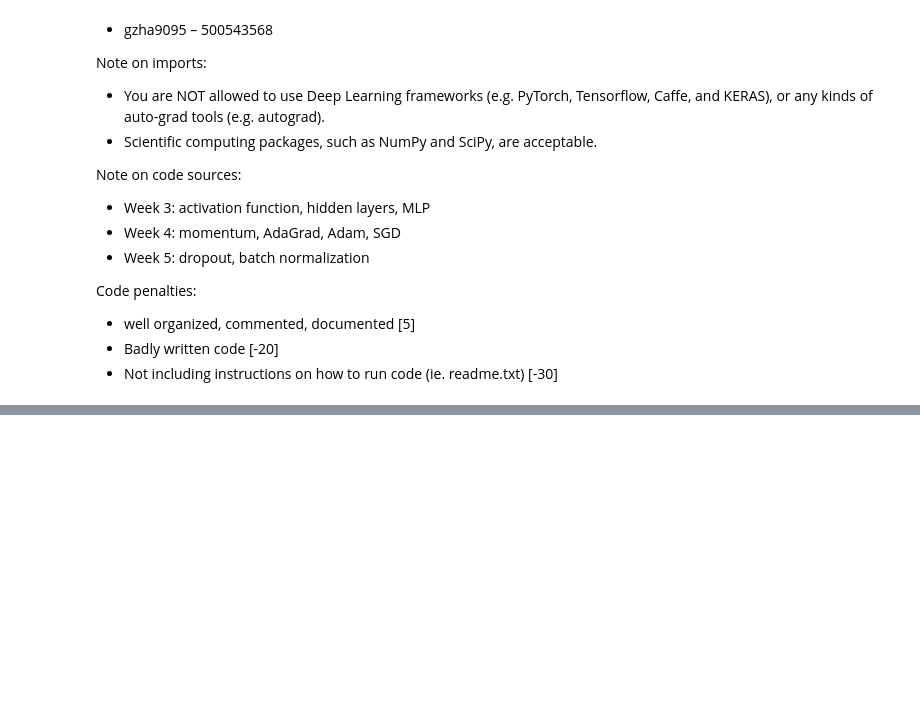
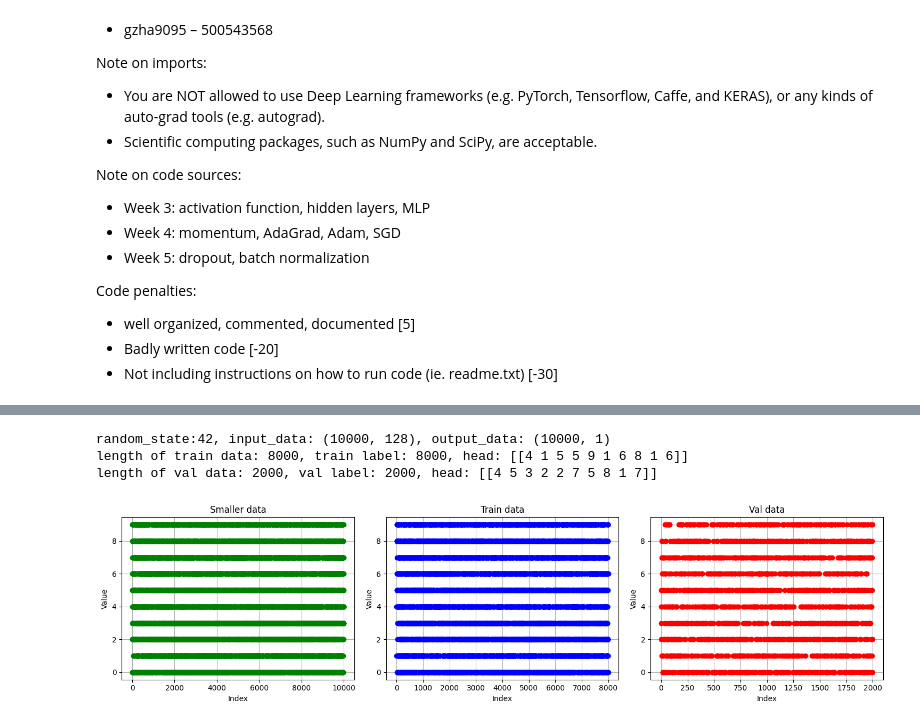
Before and after one commit to vyun8699/COMP4329-Deep-Learning-Assignment-1, a Jupyter notebook: assgmt_1_DL_vincent_early_stopping.ipynb, the cells around one changed output, grey strips where cells are left out. Drawn from its saved outputs; the diff is of its cells as text; code cells hidden in the pictures; blank space fills up the shorter version.

```diff
--- a/assgmt_1_DL_vincent_early_stopping.ipynb
+++ b/assgmt_1_DL_vincent_early_stopping.ipynb
@@ -25,16 +25,16 @@ import matplotlib.pyplot as plt
 import time # to track model speeds
 # %%
 # Data loading
-train_data = np.load('Assignment1-Dataset/train_data.npy')
-train_label = np.load('Assignment1-Dataset/train_label.npy')
-test_data = np.load('Assignment1-Dataset/test_data.npy')
-test_label = np.load('Assignment1-Dataset/test_label.npy')
+original_train_data = np.load('Assignment1-Dataset/train_data.npy')
+original_train_label = np.load('Assignment1-Dataset/train_label.npy')
+original_test_data = np.load('Assignment1-Dataset/test_data.npy')
+original_test_label = np.load('Assignment1-Dataset/test_label.npy')
 
 # set mean to 0 with standard deviation 1
-train_mean = np.mean(train_data)
-train_std = np.std(train_data)
-adj_train_data = (train_data - train_mean) / train_std
-adj_test_data = (test_data - train_mean) / train_std
+train_mean = np.mean(original_train_data)
+train_std = np.std(original_train_data)
+adj_train_data = (original_train_data - train_mean) / train_std
+adj_test_data = (original_test_data - train_mean) / train_std
 # %%
 # data size scaler
 
@@ -157,3 +113,41 @@ length of val data: 2000, val label: 2000, head: [[4 5 3 2 2 7 5 8 1 7]]
+# %%
+#test pre-processing
+data_proportion = .2
+random_state = 42
+input_check, output_check = create_smaller_dataset(adj_train_data, original_train_label, data_proportion, random_state = random_state)
+train_data_check, train_label_check, val_data_check, val_label_check =train_val_split(input_check, output_check, train_proportion = 0.8, random_state = 42)
+
+# Set up the matplotlib figure and axes, one for each bar chart
+fig, axs = plt.subplots(1, 3, figsize=(15, 4))  # 1 row, 2 columns
+
+# Plot for training data
+axs[0].plot(output_check, marker='o', linestyle ='', color = 'green')
+axs[0].set_title('Smaller data')
+axs[0].set_xlabel('Index')
+axs[0].set_ylabel('Value')
+axs[0].grid(True)
+
+# Plot for training data
+axs[1].plot(train_label_check, marker='o', linestyle ='', color = 'blue')
+axs[1].set_title('Train data')
+axs[1].set_xlabel('Index')
+axs[1].set_ylabel('Value')
+axs[1].grid(True)
+
+# Plot for validation data
+axs[2].plot(val_label_check, marker='o', linestyle ='', color = 'red')
+axs[2].set_title('Val data')
+axs[2].set_xlabel('Index')
+axs[2].set_ylabel('Value')
+axs[2].grid(True)
+
+plt.tight_layout()
+plt.show()
+# %% [output]
+random_state:42, input_data: (10000, 128), output_data: (10000, 1)
+length of train data: 8000, train label: 8000, head: [[4 1 5 5 9 1 6 8 1 6]]
+length of val data: 2000, val label: 2000, head: [[4 5 3 2 2 7 5 8 1 7]]
+[figure, added]
 # %%
 # plot function
 
```
Also changed, not shown: parts of 6 cells of this notebook.
